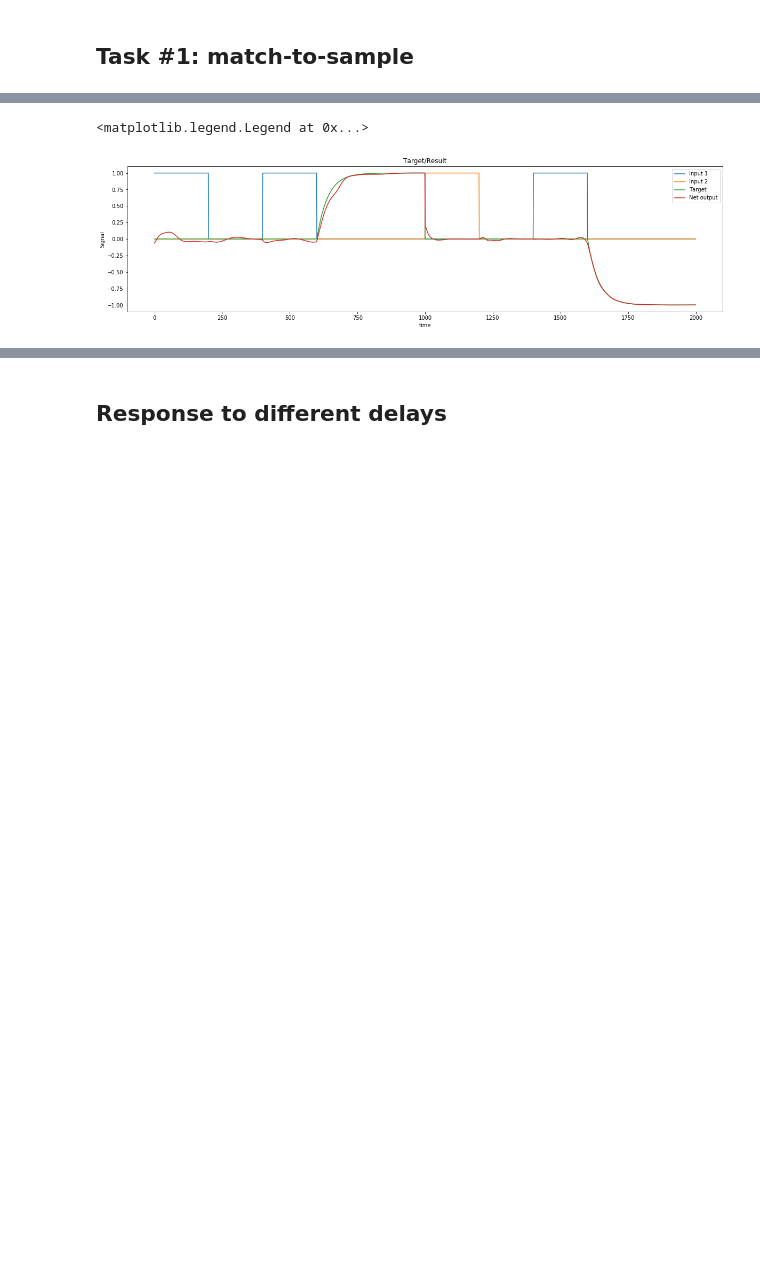
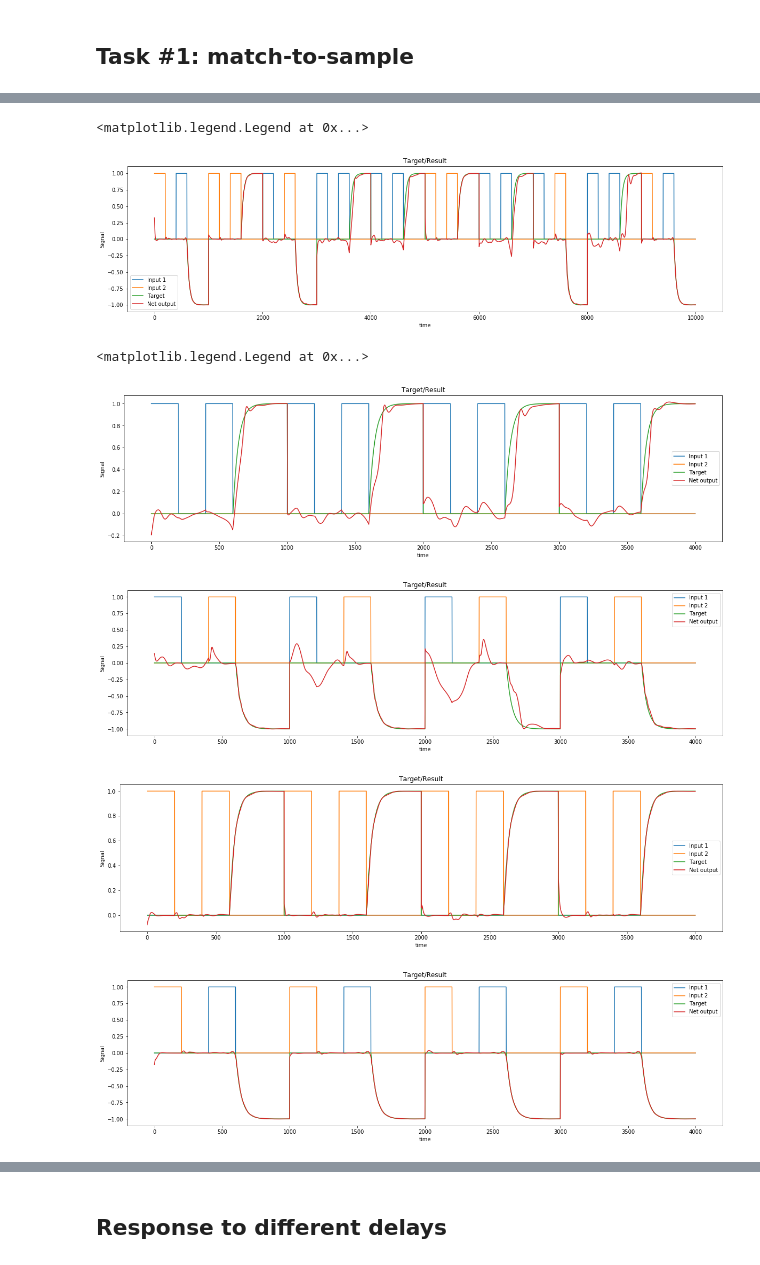
Before and after one commit to Tatyana-jl/Force_WM, a Jupyter notebook: FORCE Net experiments.ipynb, the cells around one changed output, grey strips where cells are left out. Cells and saved outputs as stored; diff of their text form; code cells hidden in the pictures; blank space fills up the shorter version.

```diff
--- a/FORCE Net experiments.ipynb
+++ b/FORCE Net experiments.ipynb
@@ -275,7 +256,7 @@ KeyboardInterrupt:
 lengthStimulus = 200
 delay = 200
 lengthSignal = 1000
-num_trial_test = 2
+num_trial_test = 10
 
 
 
@@ -296,4 +277,4 @@ plt.plot(output_test.cpu().detach().numpy(), label = 'Net output')
 plt.legend()
 # %% [output]
 <matplotlib.legend.Legend at 0x...>
-[figure, old version]
+[figure, new version]
@@ -302,25 +281,64 @@ torch.save(Net, 'Net_match_to_sample')
 # %%
 #Get traces of patterns for analysis:
-num_trial_test=1
+num_trial_test=4
 lengthStimulus = 200
 delay = 200
 lengthSignal = 1000
 
 #pattern AA
 signal_test, target_test, trial_target = match_to_sample_input(num_trial_test,lengthStimulus,delay,lengthSignal,pattern='AA')
 output_test, pattern1 = Solver.run(Net, signal_test, return_measures=True)
-
+plt.figure(figsize=(20,5))
+plt.title('Target/Result')
+plt.xlabel('time')
+plt.ylabel('Signal')
+plt.plot(signal_test[0,:], label='Input 1')
+plt.plot(signal_test[1,:], label='Input 2')
+plt.plot(target_test, label='Target')
+plt.plot(output_test.cpu().detach().numpy(), label = 'Net output')
+plt.legend()
 #pattern AB
 signal_test, target_test, trial_target = match_to_sample_input(num_trial_test,lengthStimulus,delay,lengthSignal,pattern='AB')
 output_test, pattern2 = Solver.run(Net, signal_test, return_measures=True)
-
+plt.figure(figsize=(20,5))
+plt.title('Target/Result')
+plt.xlabel('time')
+plt.ylabel('Signal')
+plt.plot(signal_test[0,:], label='Input 1')
+plt.plot(signal_test[1,:], label='Input 2')
+plt.plot(target_test, label='Target')
+plt.plot(output_test.cpu().detach().numpy(), label = 'Net output')
+plt.legend()
 #pattern BB
 signal_test, target_test, trial_target = match_to_sample_input(num_trial_test,lengthStimulus,delay,lengthSignal,pattern='BB')
 output_test, pattern3 = Solver.run(Net, signal_test, return_measures=True)
-
+plt.figure(figsize=(20,5))
+plt.title('Target/Result')
+plt.xlabel('time')
+plt.ylabel('Signal')
+plt.plot(signal_test[0,:], label='Input 1')
+plt.plot(signal_test[1,:], label='Input 2')
+plt.plot(target_test, label='Target')
+plt.plot(output_test.cpu().detach().numpy(), label = 'Net output')
+plt.legend()
 #pattern BA
 signal_test, target_test, trial_target = match_to_sample_input(num_trial_test,lengthStimulus,delay,lengthSignal,pattern='BA')
 output_test, pattern4 = Solver.run(Net, signal_test, return_measures=True)
+plt.figure(figsize=(20,5))
+plt.title('Target/Result')
+plt.xlabel('time')
+plt.ylabel('Signal')
+plt.plot(signal_test[0,:], label='Input 1')
+plt.plot(signal_test[1,:], label='Input 2')
+plt.plot(target_test, label='Target')
+plt.plot(output_test.cpu().detach().numpy(), label = 'Net output')
+plt.legend()
+# %% [output]
+<matplotlib.legend.Legend at 0x...>
+[figure, added]
+[figure, added]
+[figure, added]
+[figure, added]
 # %%
 # Plot potentials from 10 neurons in the trained network: transition from chaotic to non-chaotic activity
 
```
Also changed, not shown: parts of 23 cells of this notebook, 1 other file.
